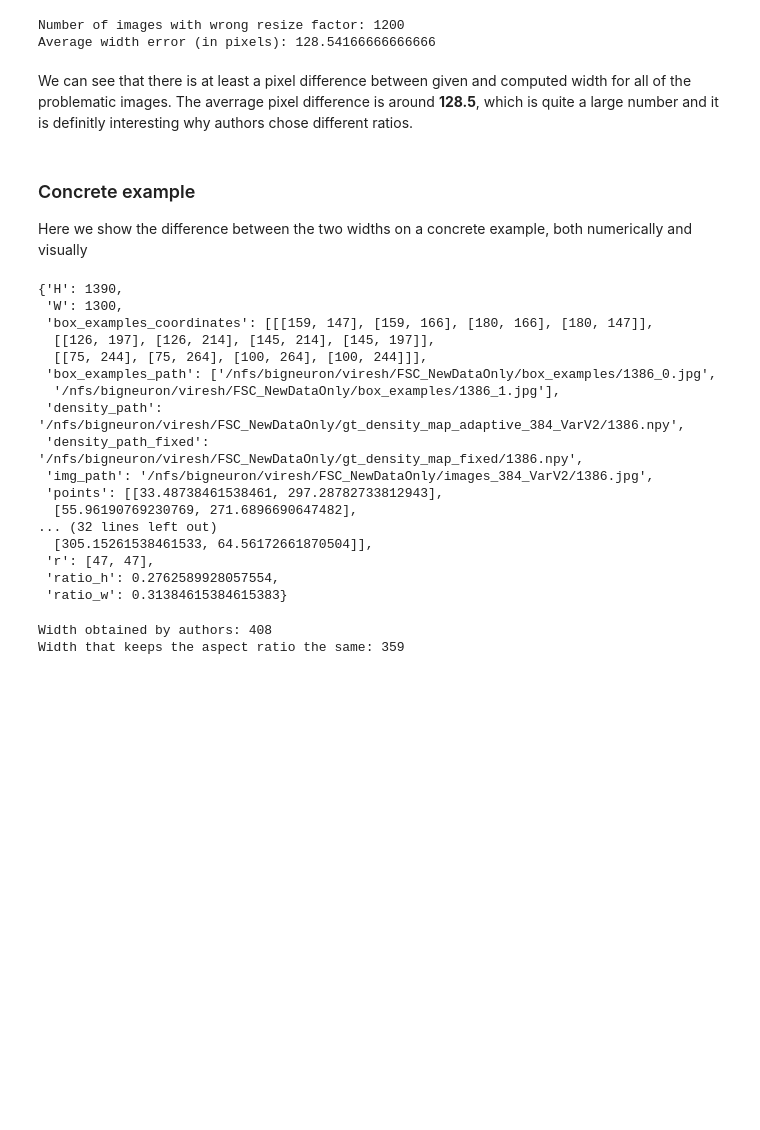
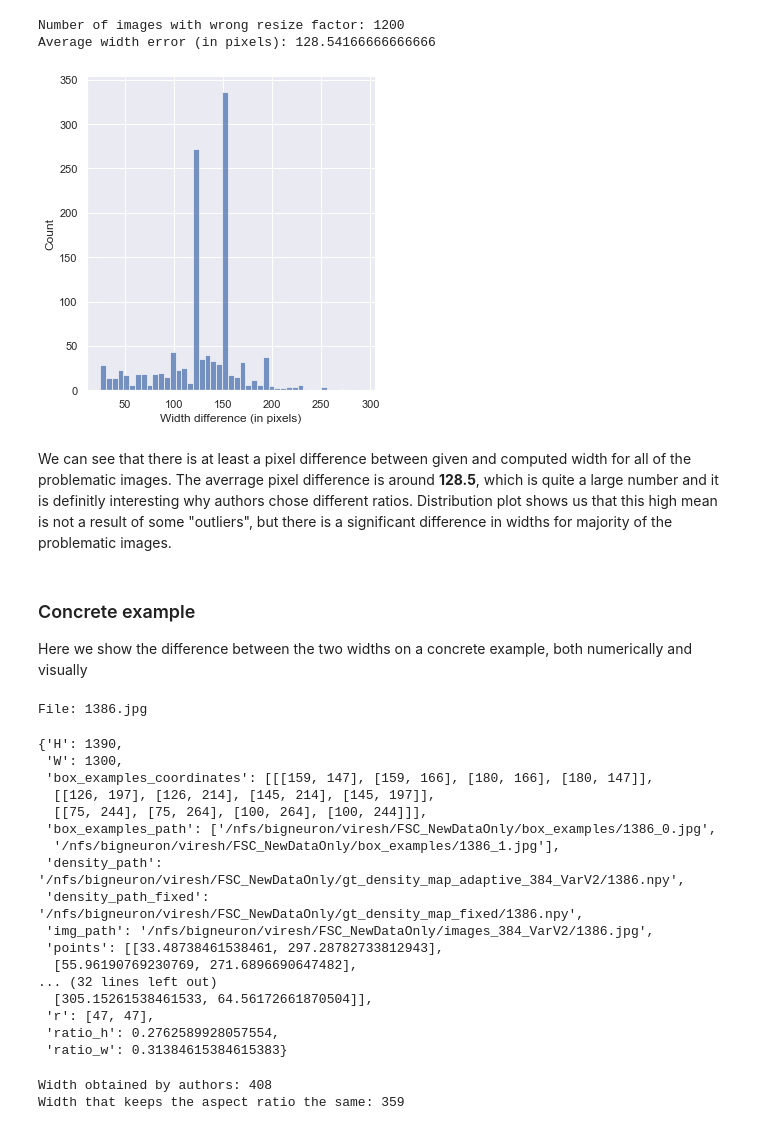
Before and after one commit to tersekmatija/re-LearningToCountEverything, a Jupyter notebook: src/notebooks/04_resize_validation.ipynb, the cells around one changed output. Saved outputs shown, nothing was run; the diff lists cells and outputs as text; code cells hidden in the pictures; blank space fills up the shorter version.

Commit message:
Added width errors distribution plot

```diff
--- a/src/notebooks/04_resize_validation.ipynb
+++ b/src/notebooks/04_resize_validation.ipynb
@@ -64,33 +66,42 @@ print("Average width error (in pixels):", np.mean(pixel_diff))
 # %% [output]
 Number of images with wrong resize factor: 1200
 Average width error (in pixels): 128.54166666666666
+# %%
+sns.set_theme()
+fig = sns.displot(pixel_diff)
+fig.set(xlabel="Width difference (in pixels)")
+plt.show()
+# %% [output]
+[figure, added]
 # %% [markdown]
-We can see that there is at least a pixel difference between given and computed width for all of the problematic images. The averrage pixel difference is around **128.5**, which is quite a large number and it is definitly interesting why authors chose different ratios.
+We can see that there is at least a pixel difference between given and computed width for all of the problematic images. The averrage pixel difference is around **128.5**, which is quite a large number and it is definitly interesting why authors chose different ratios. Distribution plot shows us that this high mean is not a result of some "outliers", but there is a significant difference in widths for majority of the problematic images.
 # %% [markdown]
 ### Concrete example
 
 Here we show the difference between the two widths on a concrete example, both numerically and visually
 # %%
+print("File:", ratio_errors[0])
 test_case = INFO[ratio_errors[0]]
 test_case
 # %% [output]
-{'H': 1390,
- 'W': 1300,
- 'box_examples_coordinates': [[[159, 147], [159, 166], [180, 166], [180, 147]],
-  [[126, 197], [126, 214], [145, 214], [145, 197]],
-  [[75, 244], [75, 264], [100, 264], [100, 244]]],
- 'box_examples_path': ['/nfs/bigneuron/viresh/FSC_NewDataOnly/box_examples/1386_0.jpg',
-  '/nfs/bigneuron/viresh/FSC_NewDataOnly/box_examples/1386_1.jpg'],
- 'density_path': '/nfs/bigneuron/viresh/FSC_NewDataOnly/gt_density_map_adaptive_384_VarV2/1386.npy',
- 'density_path_fixed': '/nfs/bigneuron/viresh/FSC_NewDataOnly/gt_density_map_fixed/1386.npy',
- 'img_path': '/nfs/bigneuron/viresh/FSC_NewDataOnly/images_384_VarV2/1386.jpg',
- 'points': [[33.48738461538461, 297.28782733812943],
-  [55.96190769230769, 271.6896690647482],
-... (32 lines left out)
-  [305.15261538461533, 64.56172661870504]],
- 'r': [47, 47],
- 'ratio_h': 0.2762589928057554,
- 'ratio_w': 0.31384615384615383}
+File: 1386.jpg
+{'H': 1390,
+ 'W': 1300,
+ 'box_examples_coordinates': [[[159, 147], [159, 166], [180, 166], [180, 147]],
+  [[126, 197], [126, 214], [145, 214], [145, 197]],
+  [[75, 244], [75, 264], [100, 264], [100, 244]]],
+ 'box_examples_path': ['/nfs/bigneuron/viresh/FSC_NewDataOnly/box_examples/1386_0.jpg',
+  '/nfs/bigneuron/viresh/FSC_NewDataOnly/box_examples/1386_1.jpg'],
+ 'density_path': '/nfs/bigneuron/viresh/FSC_NewDataOnly/gt_density_map_adaptive_384_VarV2/1386.npy',
+ 'density_path_fixed': '/nfs/bigneuron/viresh/FSC_NewDataOnly/gt_density_map_fixed/1386.npy',
+ 'img_path': '/nfs/bigneuron/viresh/FSC_NewDataOnly/images_384_VarV2/1386.jpg',
+ 'points': [[33.48738461538461, 297.28782733812943],
+  [55.96190769230769, 271.6896690647482],
+... (32 lines left out)
+  [305.15261538461533, 64.56172661870504]],
+ 'r': [47, 47],
+ 'ratio_h': 0.2762589928057554,
+ 'ratio_w': 0.31384615384615383}
 # %%
 print("Width obtained by authors:", int(np.round(test_case["W"]*test_case["ratio_w"])))
 print("Width that keeps the aspect ratio the same:", int(np.round(384*(test_case["W"]/test_case["H"]))))
```
Also changed, not shown: parts of 1 cell of this notebook.
